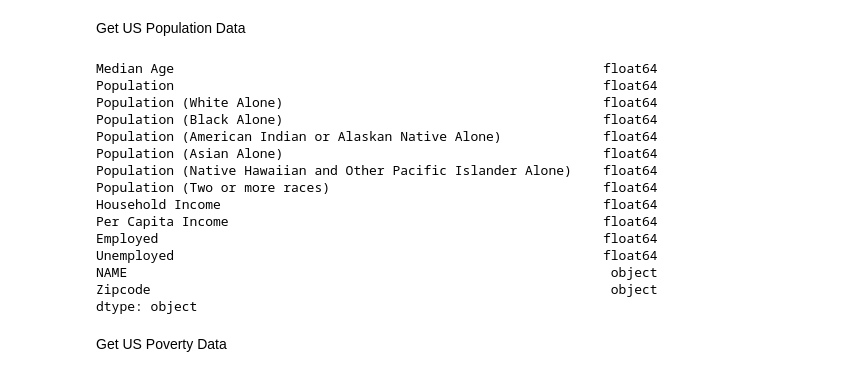
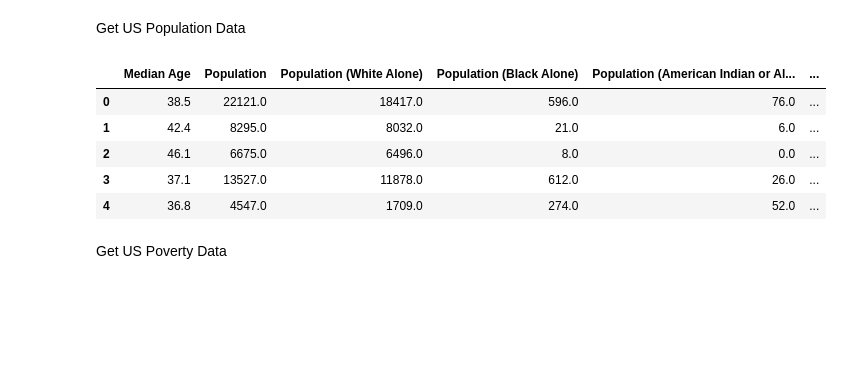
Before and after one commit to travis-tyler/AustinPopulationData, a Jupyter notebook: Rob/US_Census API.ipynb, the cells around one changed output. Drawn from its saved outputs; the diff is of its cells as text; code cells hidden in the pictures; blank space fills up the shorter version.

Commit message:
Tweaked US Census API

```diff
--- a/Rob/US_Census API.ipynb
+++ b/Rob/US_Census API.ipynb
@@ -6,9 +6,12 @@ import matplotlib.pyplot as plt
 import requests
 from census import Census
 
+# Set variable to hold year
+year = 2013
+
 # Census API Key
 from api_key import api_key
-c = Census(api_key, year=2013)
+c = Census(api_key, year=year)
 # %% [markdown]
 ## US Data
 #### Get Data for all US
@@ -27,37 +30,31 @@ us_pop_df = pd.DataFrame(us_pop_data)
 # %%
 # Column Reordering
 us_pop_df = us_pop_df.rename(columns={
                                   "zip code tabulation area": "Zipcode",
                                   "B01003_001E": "Population",
                                   "B02001_002E": "Population (White Alone)",
                                   "B02001_003E": "Population (Black Alone)",
                                   "B02001_004E": "Population (American Indian or Alaskan Native Alone)",
                                   "B02001_005E": "Population (Asian Alone)",
                                   "B02001_006E": "Population (Native Hawaiian and Other Pacific Islander Alone)",
                                   "B02001_008E": "Population (Two or more races)",
                                   "B01002_001E": "Median Age",
                                   "B19013_001E": "Household Income",
                                   "B19301_001E": "Per Capita Income",
                                   "B23025_004E": "Employed",
                                   "B23025_005E": "Unemployed"})
 
-us_pop_df.dtypes
+# Add column for year
+us_pop_df["Year"] = year
+
+us_pop_df.head()
 # %% [output]
-Median Age                                                       float64
-Population                                                       float64
-Population (White Alone)                                         float64
-Population (Black Alone)                                         float64
-Population (American Indian or Alaskan Native Alone)             float64
-Population (Asian Alone)                                         float64
-Population (Native Hawaiian and Other Pacific Islander Alone)    float64
-Population (Two or more races)                                   float64
-Household Income                                                 float64
-Per Capita Income                                                float64
-Employed                                                         float64
-Unemployed                                                       float64
-NAME                                                              object
-Zipcode                                                           object
-dtype: object
+|  | Median Age | Population | Population (White Alone) | Population (Black Alone) | Population (American Indian or Al... | ... |
+| 0 | 38.5 | 22121.0 | 18417.0 | 596.0 | 76.0 | ... |
+| 1 | 42.4 | 8295.0 | 8032.0 | 21.0 | 6.0 | ... |
+| 2 | 46.1 | 6675.0 | 6496.0 | 8.0 | 0.0 | ... |
+| 3 | 37.1 | 13527.0 | 11878.0 | 612.0 | 26.0 | ... |
+| 4 | 36.8 | 4547.0 | 1709.0 | 274.0 | 52.0 | ... |
 # %% [markdown]
 Get US Poverty Data
 # %%
```
Also changed, not shown: parts of 7 cells of this notebook.
